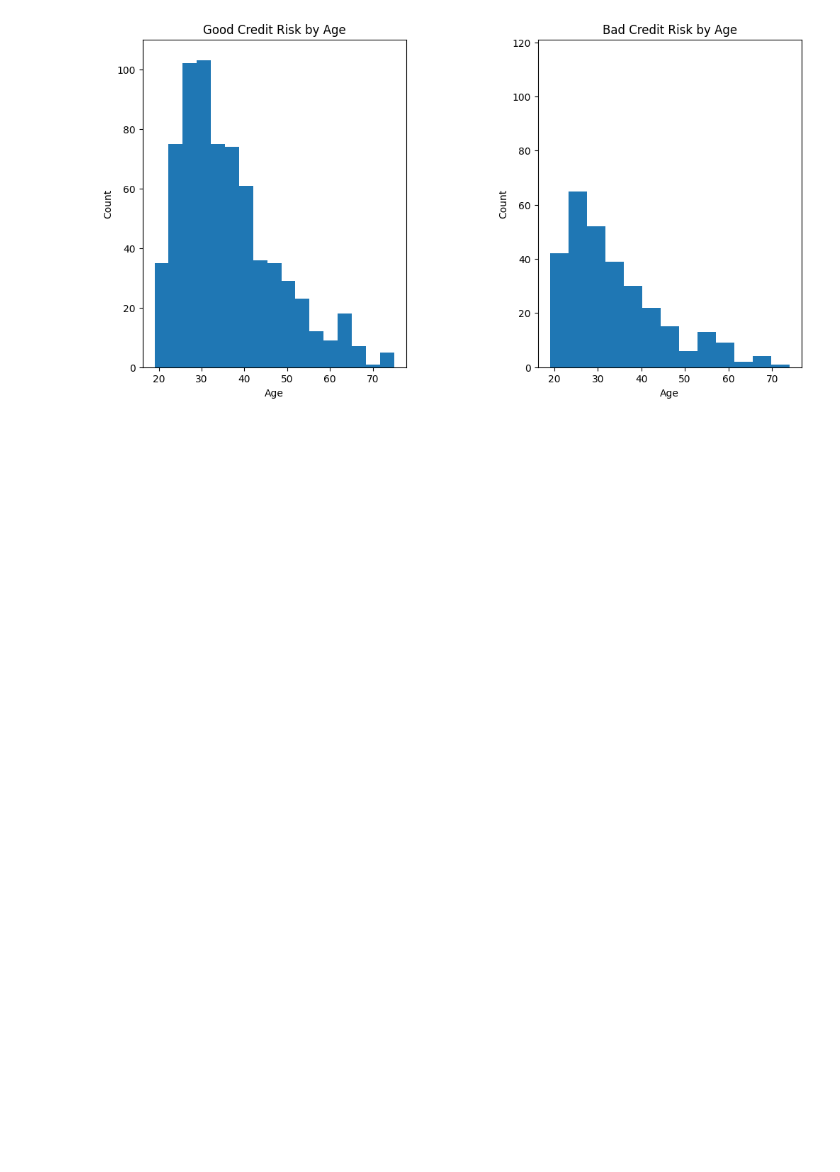
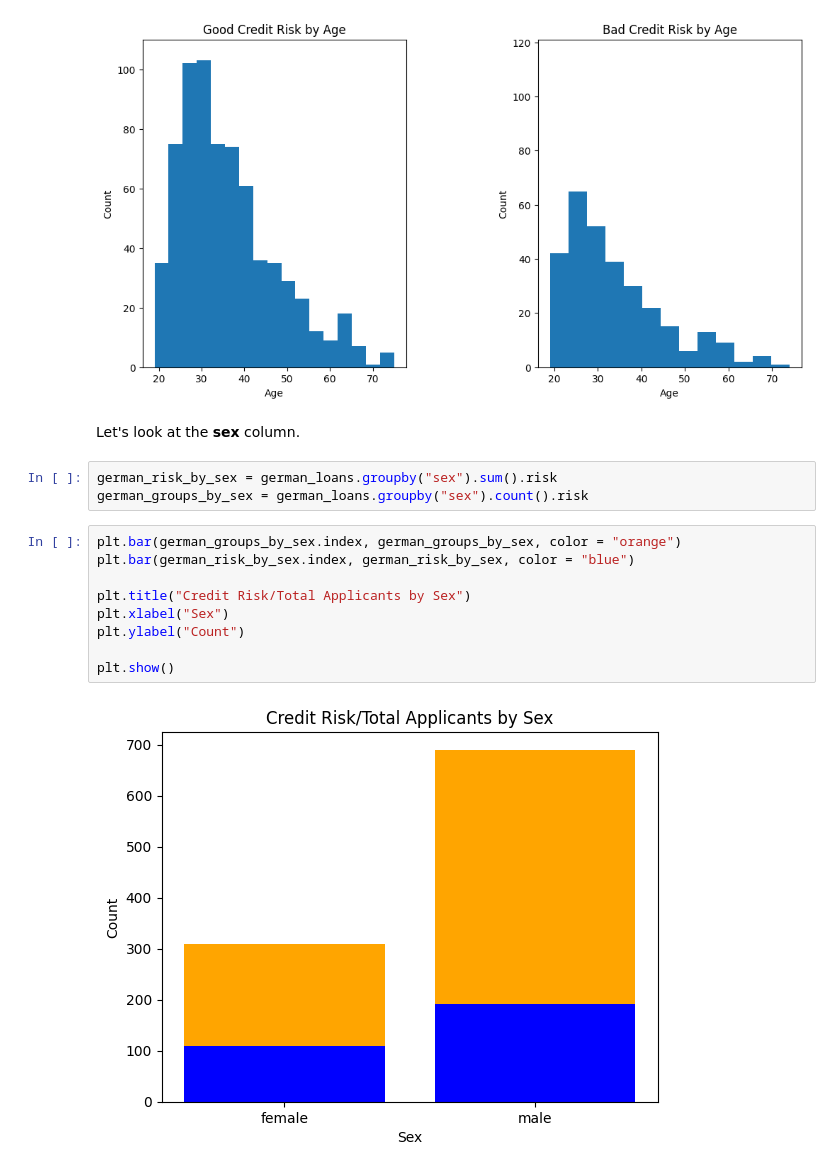
Before and after one commit to jordan-bonev/Loan-Risk-Predicition, a Jupyter notebook: Loan-Risk-Prediction.ipynb, the cells around one changed output. Cells and saved outputs as stored; diff of their text form; blank space fills up the shorter version.

```diff
--- a/Loan-Risk-Prediction.ipynb
+++ b/Loan-Risk-Prediction.ipynb
@@ -178,3 +193,19 @@ plt.ylim(0, 121)
 plt.show()
 # %% [output]
 [figure]
+# %% [markdown]
+Let's look at the **sex** column.
+# %%
+german_risk_by_sex = german_loans.groupby("sex").sum().risk
+german_groups_by_sex = german_loans.groupby("sex").count().risk
+# %%
+plt.bar(german_groups_by_sex.index, german_groups_by_sex, color = "orange")
+plt.bar(german_risk_by_sex.index, german_risk_by_sex, color = "blue")
+
+plt.title("Credit Risk/Total Applicants by Sex")
+plt.xlabel("Sex")
+plt.ylabel("Count")
+
+plt.show()
+# %% [output]
+[figure, added]
```
Also changed, not shown: parts of 6 cells of this notebook.
